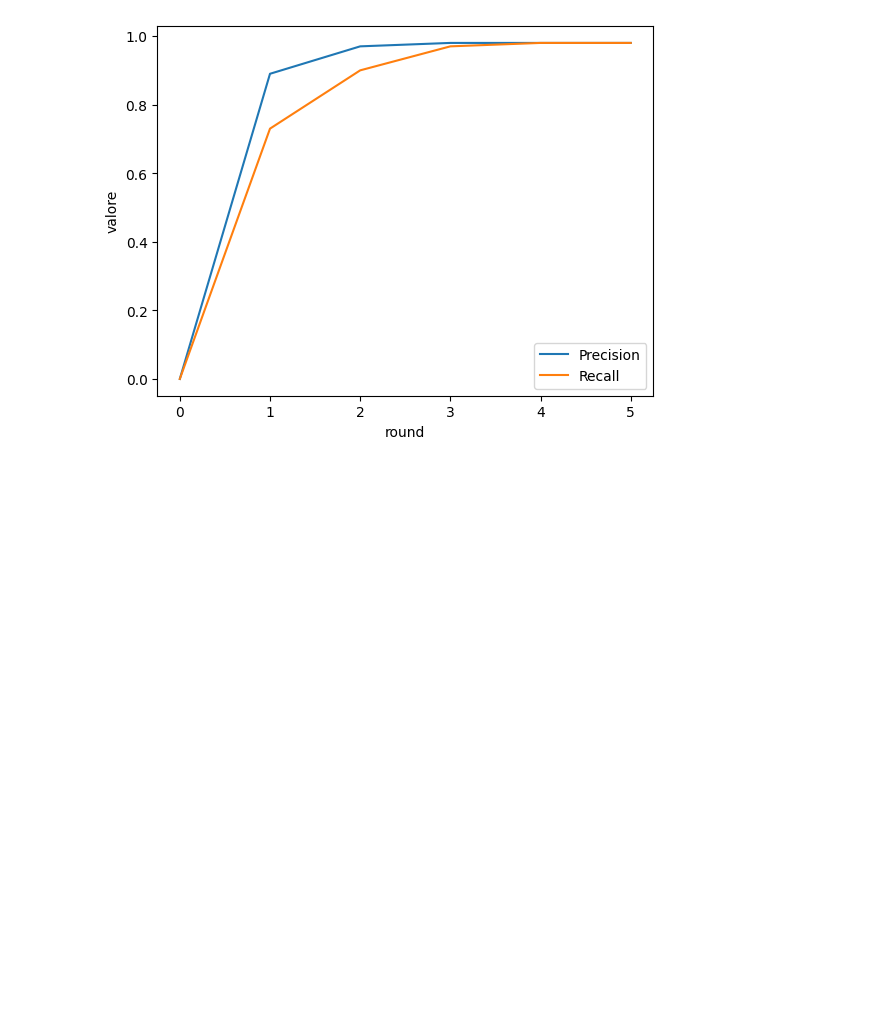
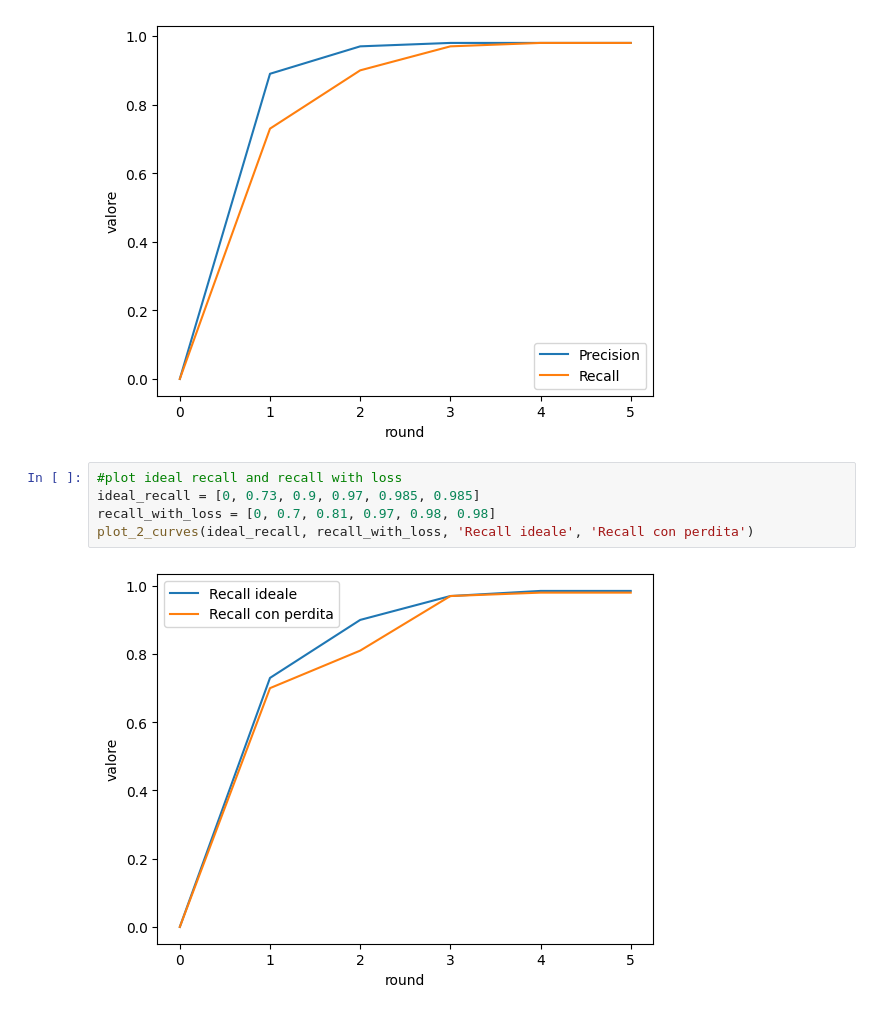
Before and after one commit to digesaremarco/NotebookGrafici, a Jupyter notebook: Grafici.ipynb, the cells around one changed output. Saved outputs shown, nothing was run; the diff lists cells and outputs as text; blank space fills up the shorter version.

```diff
--- a/Grafici.ipynb
+++ b/Grafici.ipynb
@@ -146,3 +146,10 @@ ideal_recall = [0, 0.73, 0.9, 0.97, 0.98, 0.98]
 plot_2_curves(ideal_precision, ideal_recall, 'Precision', 'Recall')
 # %% [output]
 [figure]
+# %%
+#plot ideal recall and recall with loss
+ideal_recall = [0, 0.73, 0.9, 0.97, 0.985, 0.985]
+recall_with_loss = [0, 0.7, 0.81, 0.97, 0.98, 0.98]
+plot_2_curves(ideal_recall, recall_with_loss, 'Recall ideale', 'Recall con perdita')
+# %% [output]
+[figure, added]
```
